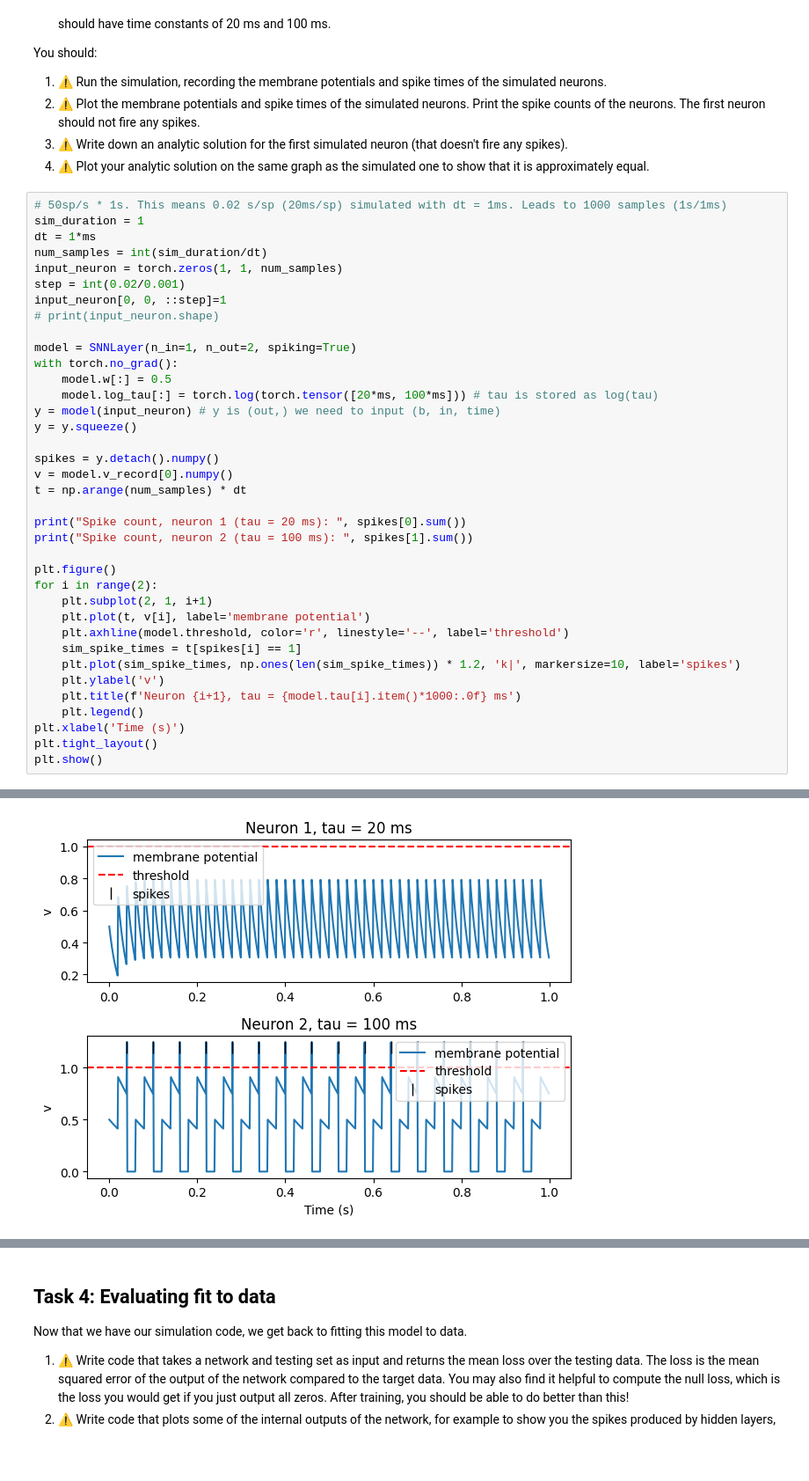
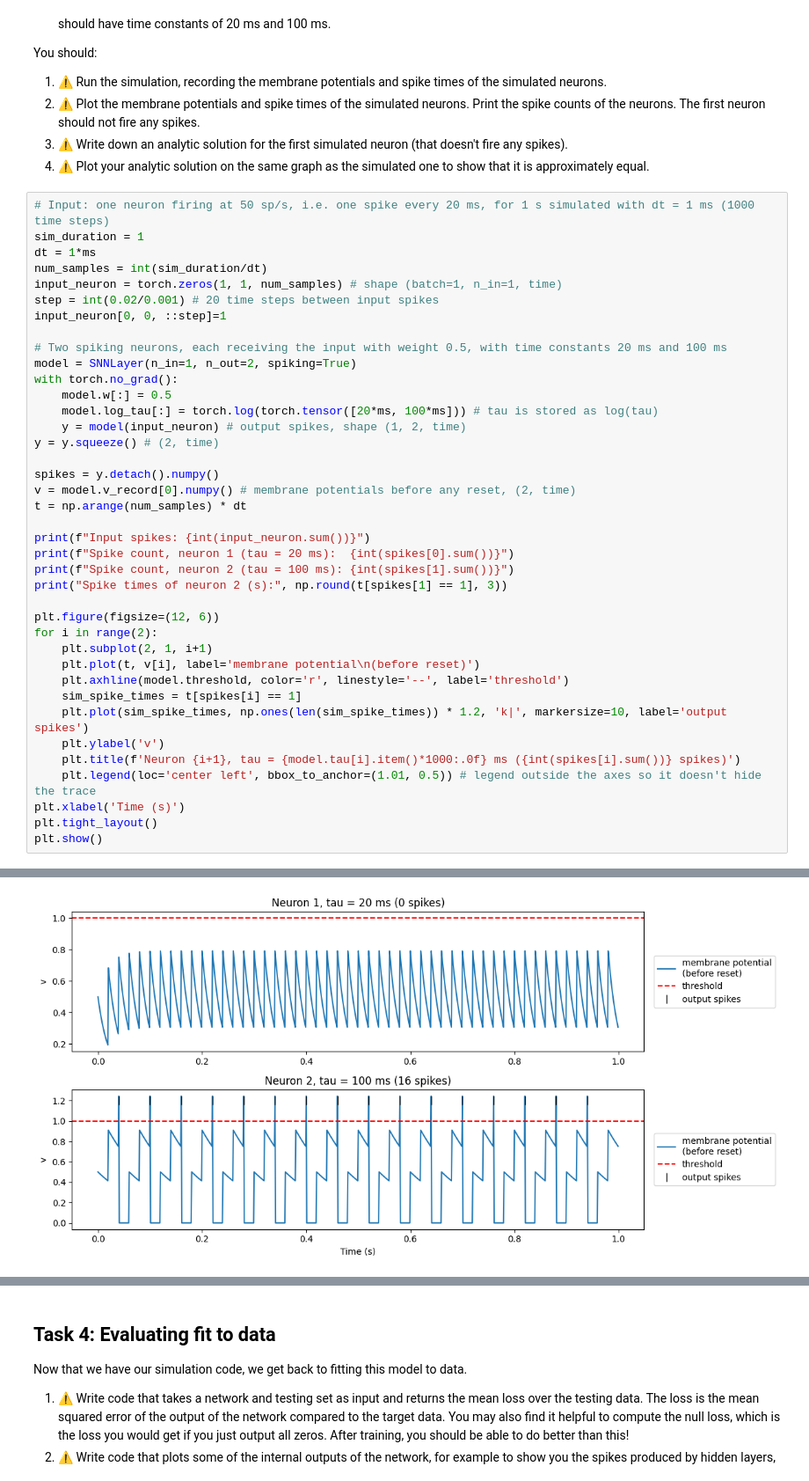
Before and after one commit to MAadinP/neuro4ml, a Jupyter notebook: cw_decoding.ipynb, the cells around one changed output, grey strips where cells are left out. Shown at 88% size. Cells and saved outputs as stored; diff of their text form; blank space fills up the shorter version.

Commit message:
final commit - needs a final readover

```diff
--- a/cw_decoding.ipynb
+++ b/cw_decoding.ipynb
@@ -593,39 +665,41 @@ You should:
 3. ⚠️ Write down an analytic solution for the first simulated neuron (that doesn't fire any spikes).
 4. ⚠️ Plot your analytic solution on the same graph as the simulated one to show that it is approximately equal.
 # %%
-# 50sp/s * 1s. This means 0.02 s/sp (20ms/sp) simulated with dt = 1ms. Leads to 1000 samples (1s/1ms)
+# Input: one neuron firing at 50 sp/s, i.e. one spike every 20 ms, for 1 s simulated with dt = 1 ms (1000 time steps)
 sim_duration = 1
 dt = 1*ms
 num_samples = int(sim_duration/dt)
-input_neuron = torch.zeros(1, 1, num_samples)
-step = int(0.02/0.001)
+input_neuron = torch.zeros(1, 1, num_samples) # shape (batch=1, n_in=1, time)
+step = int(0.02/0.001) # 20 time steps between input spikes
 input_neuron[0, 0, ::step]=1
-# print(input_neuron.shape)
 
+# Two spiking neurons, each receiving the input with weight 0.5, with time constants 20 ms and 100 ms
 model = SNNLayer(n_in=1, n_out=2, spiking=True)
 with torch.no_grad():
     model.w[:] = 0.5
     model.log_tau[:] = torch.log(torch.tensor([20*ms, 100*ms])) # tau is stored as log(tau)
-y = model(input_neuron) # y is (out,) we need to input (b, in, time)
-y = y.squeeze()
+    y = model(input_neuron) # output spikes, shape (1, 2, time)
+y = y.squeeze() # (2, time)
 
 spikes = y.detach().numpy()
-v = model.v_record[0].numpy()
+v = model.v_record[0].numpy() # membrane potentials before any reset, (2, time)
 t = np.arange(num_samples) * dt
 
-print("Spike count, neuron 1 (tau = 20 ms): ", spikes[0].sum())
-print("Spike count, neuron 2 (tau = 100 ms): ", spikes[1].sum())
+print(f"Input spikes: {int(input_neuron.sum())}")
+print(f"Spike count, neuron 1 (tau = 20 ms):  {int(spikes[0].sum())}")
+print(f"Spike count, neuron 2 (tau = 100 ms): {int(spikes[1].sum())}")
+print("Spike times of neuron 2 (s):", np.round(t[spikes[1] == 1], 3))
 
-plt.figure()
+plt.figure(figsize=(12, 6))
 for i in range(2):
     plt.subplot(2, 1, i+1)
-    plt.plot(t, v[i], label='membrane potential')
+    plt.plot(t, v[i], label='membrane potential\n(before reset)')
     plt.axhline(model.threshold, color='r', linestyle='--', label='threshold')
     sim_spike_times = t[spikes[i] == 1]
-    plt.plot(sim_spike_times, np.ones(len(sim_spike_times)) * 1.2, 'k|', markersize=10, label='spikes')
+    plt.plot(sim_spike_times, np.ones(len(sim_spike_times)) * 1.2, 'k|', markersize=10, label='output spikes')
     plt.ylabel('v')
-    plt.title(f'Neuron {i+1}, tau = {model.tau[i].item()*1000:.0f} ms')
-    plt.legend()
+    plt.title(f'Neuron {i+1}, tau = {model.tau[i].item()*1000:.0f} ms ({int(spikes[i].sum())} spikes)')
+    plt.legend(loc='center left', bbox_to_anchor=(1.01, 0.5)) # legend outside the axes so it doesn't hide the trace
 plt.xlabel('Time (s)')
 plt.tight_layout()
 plt.show()
@@ -635,4 +712,4 @@ Spike count, neuron 2 (tau = 100 ms):  16.0
-[figure, old version]
+[figure, new version]
 # %% [markdown]
 #### Analytic solution for neuron 1 ($\tau_1 = 20ms$)
 
```
Also changed, not shown: parts of 24 cells of this notebook.
